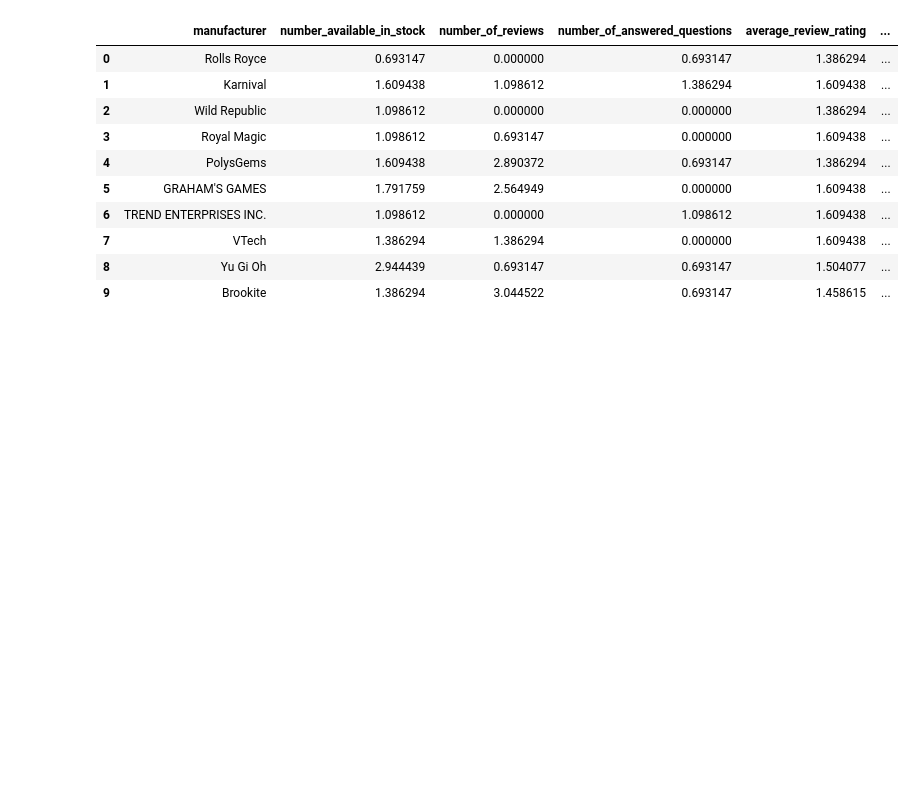
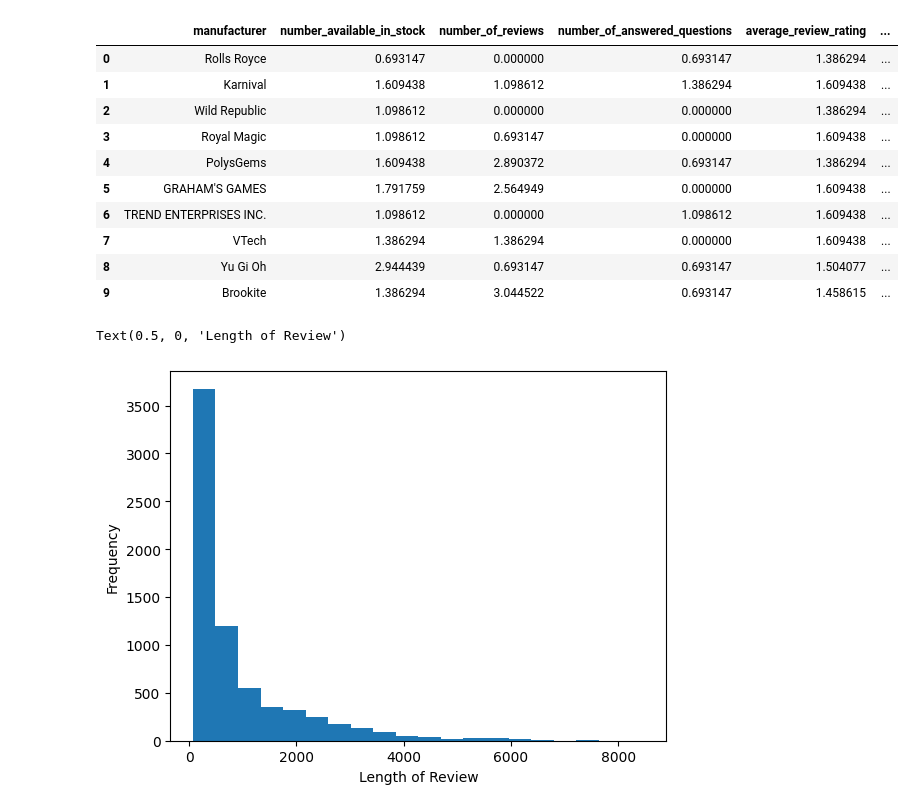
Before and after one commit to nipun1992/Amazon-Fashion-Products, a Jupyter notebook: Fashion_Products_on_Amazon.ipynb, the cells around one changed output. Cells and saved outputs as stored; diff of their text form; code cells hidden in the pictures; blank space fills up the shorter version.

Commit message:
Preprocessing customer_reviews column

```diff
--- a/Fashion_Products_on_Amazon.ipynb
+++ b/Fashion_Products_on_Amazon.ipynb
@@ -736,3 +736,9 @@ df_train.head(10)
 | 7 | VTech | 1.386294 | 1.386294 | 0.000000 | 1.609438 | ... |
 | 8 | Yu Gi Oh | 2.944439 | 0.693147 | 0.693147 | 1.504077 | ... |
 | 9 | Brookite | 1.386294 | 3.044522 | 0.693147 | 1.458615 | ... |
+# %%
+df_train['customer_reviews'].apply(len).plot(bins=20, kind='hist')
+plt.xlabel('Length of Review')
+# %% [output]
+Text(0.5, 0, 'Length of Review')
+[figure, added]
```
Also changed, not shown: parts of 11 cells of this notebook.
